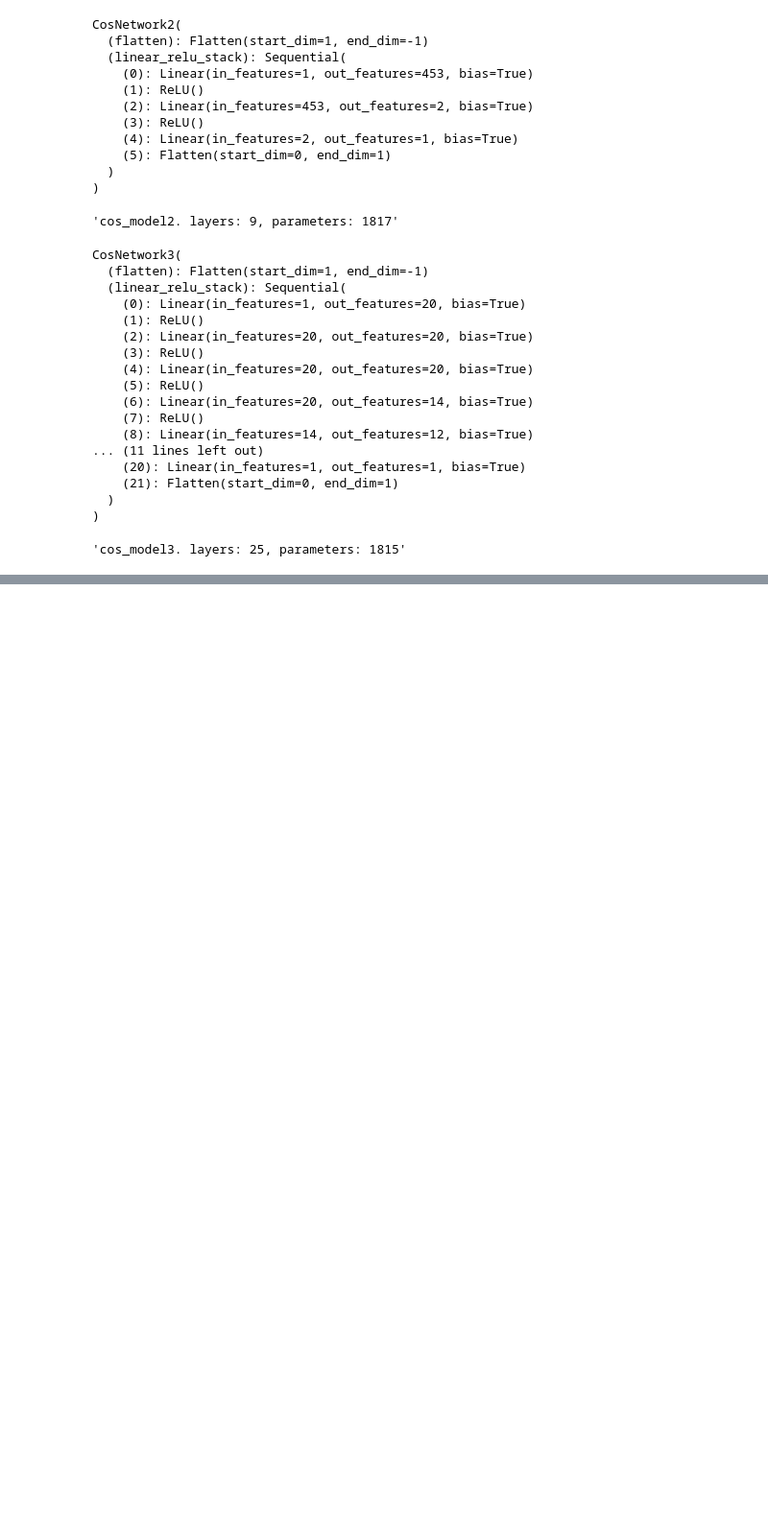
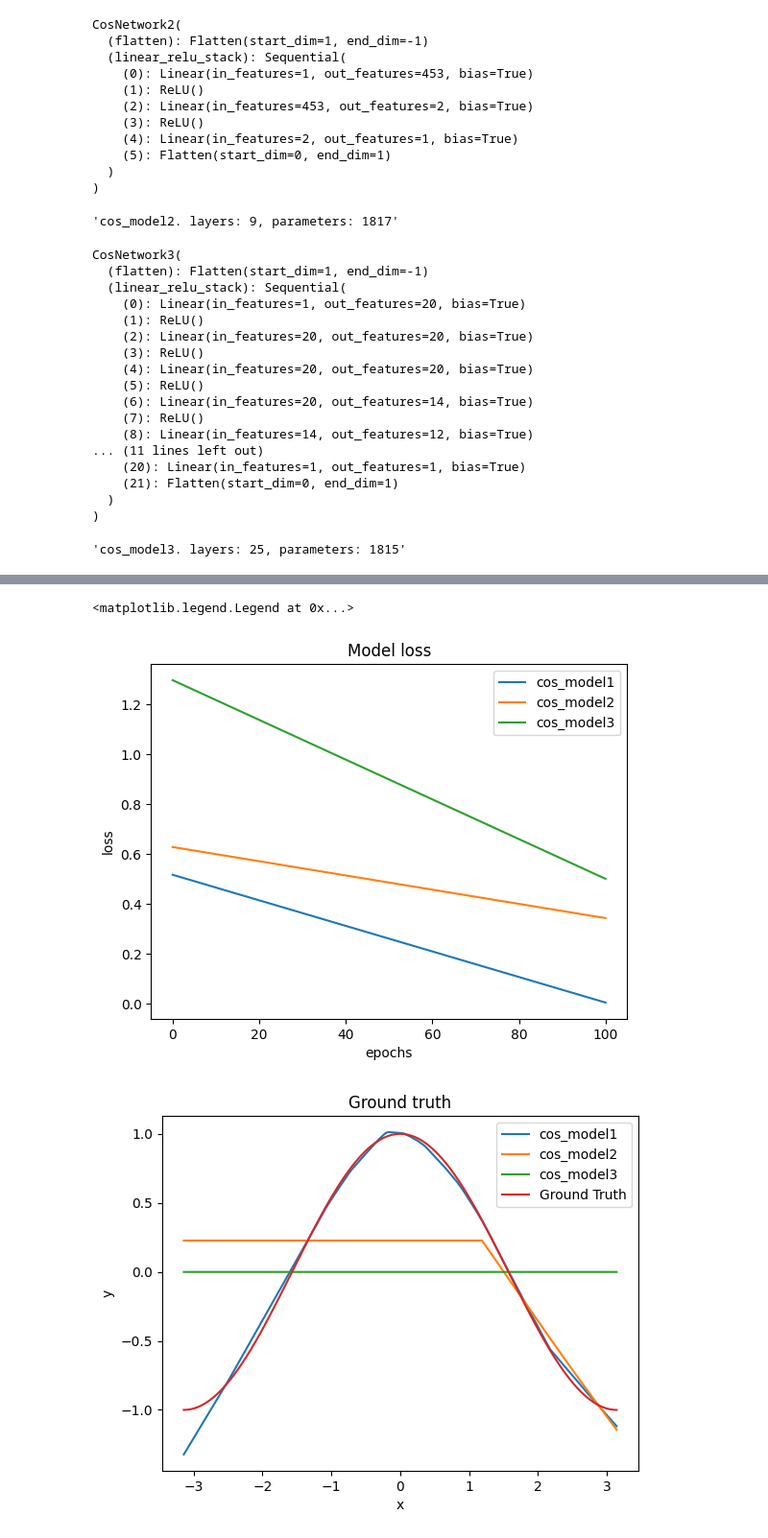
Before and after one commit to packdl/my-pytorch-learn-repo, a Jupyter notebook: homework.ipynb, the cells around one changed output, grey strips where cells are left out. Shown: that part at 96% size. Saved outputs shown, nothing was run; the diff lists cells and outputs as text; code cells hidden in the pictures; blank space fills up the shorter version.

```diff
--- a/homework.ipynb
+++ b/homework.ipynb
@@ -27,5 +30,7 @@ import math
 from torch.utils.data import TensorDataset, DataLoader
 # %%
+# Setting default device
+
 if torch.cuda.is_available():
     device = 'cuda'
 elif torch.backends.mps.is_available():
@@ -38,8 +43,8 @@ f'{device} is available'
 dtype = torch.float
 torch.set_default_device(device)
 
-
 def train_loop(dataloader, model, loss_fn, optimizer, epoch):
+    """Training loop funciton for non-linear function"""
     model.train()
     for batch, (X, y) in enumerate(dataloader):
         y_pred = model(X)
@@ -50,12 +55,12 @@ def train_loop(dataloader, model, loss_fn, optimizer, epoch):
         loss.backward()
         optimizer.step()
 
-
     with torch.no_grad():
         if epoch % 100 == 0:
             print(epoch, loss.item())
 
 def val_loop(dataloader, model, loss_fn, epoch):
+    """Eval loop function for non-linear function"""
     model.eval()
     size= len(dataloader.dataset)
     num_batches = len(dataloader)
@@ -72,11 +77,12 @@ def val_loop(dataloader, model, loss_fn, epoch):
     correct /=size
 
     if epoch % 100 == 0:
-        display(f"Accuracy: {(100*correct)}%, Avg loss: {test_loss} \n")
+        display(f"Accuracy: {(100*correct)}%, Avg loss: {test_loss}")
 
     return test_loss
 
 def cnt_model_params(model):
+    """Count model parameters"""
     count = 0
     with torch.no_grad():
         for param in model.parameters():
@@ -84,6 +90,7 @@ def cnt_model_params(model):
     return count
 
 def display_model_info(model_name, model):
+    """ Display model information"""
     count = 0
     for module in model.modules():
         if isinstance(module, nn.Module):
@@ -92,6 +99,7 @@ def display_model_info(model_name, model):
     display(f"{model_name}. layers: {count}, parameters: {cnt_model_params(model)}")
 # %%
 class CosNetwork(nn.Module):
+        """First DNN for Cosine function"""
         def __init__(self):
             super().__init__()
             self.flatten = nn.Flatten()
@@ -109,6 +117,7 @@ class CosNetwork(nn.Module):
               return logits
 
 class CosNetwork2(nn.Module):
+        """second DNN for Cosine function"""
         def __init__(self):
             super().__init__()
             self.flatten = nn.Flatten()
@@ -127,6 +136,7 @@ class CosNetwork2(nn.Module):
               return logits
 
 class CosNetwork3(nn.Module):
+        """Third DNN for Cosine function"""
         def __init__(self):
             super().__init__()
             self.flatten = nn.Flatten()
@@ -296,0 +318,25 @@ Test Error:
+# %%
+# Plotting model loss and ground truth for cosine neural networks
+fig, ax = plt.subplots()
+ax.plot(epochx1, lossy1, epochx2, lossy2, epochx3, lossy3)
+ax.set(xlabel="epochs",ylabel="loss", title="Model loss")
+ax.legend(labels=['cos_model1','cos_model2','cos_model3'])
+
+fig2, ax2 = plt.subplots()
+x = torch.linspace(-math.pi, math.pi, 5000, dtype=dtype)
+y = torch.cos(x)
+
+with torch.no_grad():
+    m1_y = cos_model1(x.unsqueeze(1)).cpu().numpy()
+    m2_y = cos_model2(x.unsqueeze(1)).cpu().numpy()
+    m3_y = cos_model3(x.unsqueeze(1)).cpu().numpy()
+    x = x.cpu().numpy()
+    y = y.cpu().numpy()
+
+ax2.plot(x, m1_y, x, m2_y, x, m3_y, x, y)
+ax2.set(xlabel='x',ylabel='y', title='Ground truth')
+ax2.legend(labels=['cos_model1', 'cos_model2','cos_model3', 'Ground Truth'])
+# %% [output]
+<matplotlib.legend.Legend at 0x...>
+[figure, added]
+[figure, added]
```
Also changed, not shown: parts of 7 cells of this notebook.
